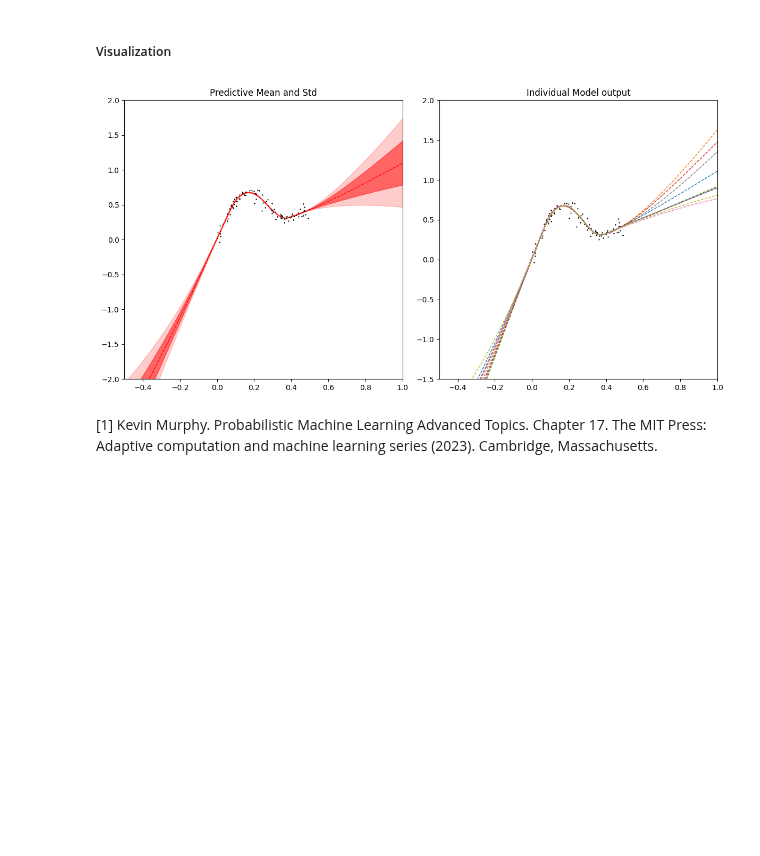
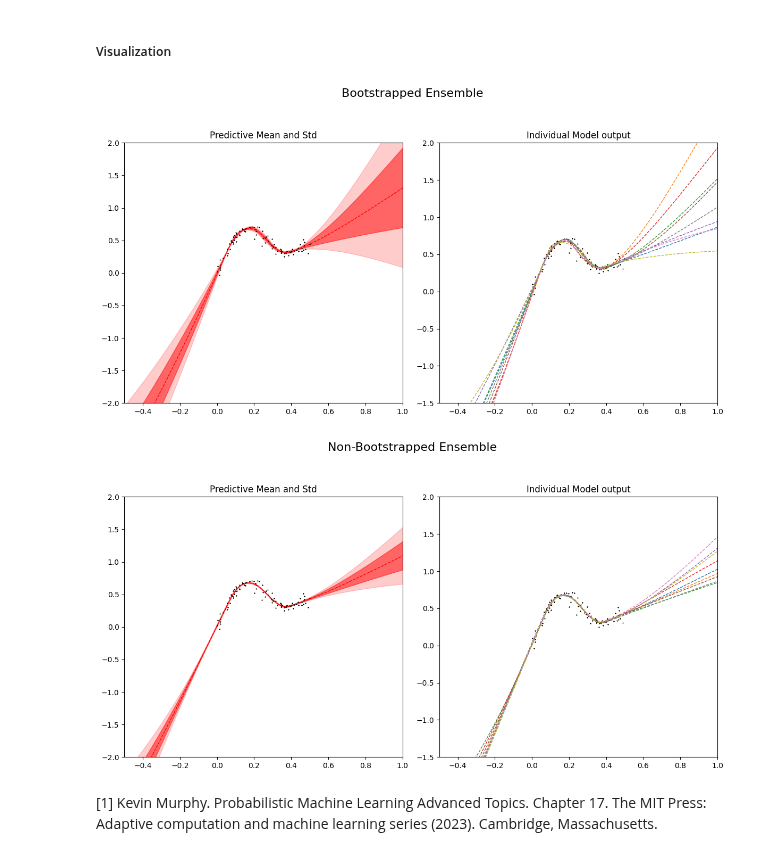
Before and after one commit to lbai-lab/push, a Jupyter notebook: docs/source/tutorials/02_Uncertainty_Quantification/bootstrapping.ipynb, the cells around one changed output. Cells and saved outputs as stored; diff of their text form; code cells hidden in the pictures; blank space fills up the shorter version.

Commit message:
added description and non-bootstrapped example as comparison

```diff
--- a/docs/source/tutorials/02_Uncertainty_Quantification/bootstrapping.ipynb
+++ b/docs/source/tutorials/02_Uncertainty_Quantification/bootstrapping.ipynb
@@ -73,15 +80,56 @@ boot_ensemble = push.bayes.ensemble.train_deep_ensemble(
         num_ensembles=num_ensembles,
         bootstrap=True
     )
+
+no_boot_ensemble = push.bayes.ensemble.train_deep_ensemble(
+        train_loader,
+        torch.nn.MSELoss(),
+        epochs,
+        GenericNet, 1,
+        lr=lr,
+        num_devices=2,
+        num_ensembles=num_ensembles,
+        bootstrap=False
+    )
 # %% [markdown]
 ##### Inference
 # %%
-boot_ensemble_output = ensemble.posterior_pred(x_grid, f_reg=True, mode=["mean", "std", "pred"])
+boot_ensemble_output = boot_ensemble.posterior_pred(x_grid, f_reg=True, mode=["mean", "std", "pred"])
+no_boot_ensemble_output = no_boot_ensemble.posterior_pred(x_grid, f_reg=True, mode=["mean", "std", "pred"])
 # %% [markdown]
 ##### Visualization
-# %%
-plot_toy(boot_ensemble_output, num_ensembles)
-# %% [output]
-[figure, removed]
+# %%
+import matplotlib.pyplot as plt
+def plot_toy(outputs, num_models, title):
+    fig, axs = plt.subplots(nrows=1, ncols=2, figsize=[12, 6])
+
+    # Plot predictive mean and std (left graph)
+    axs[0].plot(X, Y, "kx", label="Toy data", markersize=1)
+    axs[0].set_xlim(-0.5, 1)
+    axs[0].set_ylim(-2, 2)
+    axs[0].plot(x_grid, outputs["mean"], "r--", linewidth=1)
+    axs[0].fill_between(x_grid.reshape(1, -1)[0], (outputs["mean"] - outputs["std"]).squeeze(), (outputs["mean"] + outputs["std"]).squeeze(), alpha=0.5, color="red")
+    axs[0].fill_between(
+        x_grid.reshape(1, -1)[0], (outputs["mean"] + 2 * outputs["std"]).squeeze(), (outputs["mean"] - 2 * outputs["std"]).squeeze(), alpha=0.2, color="red"
+    )
+    axs[0].set_title("Predictive Mean and Std")
+
+    # Plot means of each net in ensemble (right graph)
+    axs[1].plot(X, Y, "kx", label="Toy data", markersize=1)
+    axs[1].set_xlim(-0.5, 1)
+    axs[1].set_ylim(-1.5, 2)
+    axs[1].set_title("Individual Model output")
+
+    for j in range(num_models):
+        axs[1].plot(x_grid, torch.tensor([sublist[j] for sublist in outputs["pred"]]), linestyle="--", linewidth=1)
+    fig.suptitle(title, fontsize=16, y=1.05)
+    plt.tight_layout()
+    plt.show()
+# %%
+plot_toy(boot_ensemble_output, num_ensembles, "Bootstrapped Ensemble")
+plot_toy(no_boot_ensemble_output, num_ensembles, "Non-Bootstrapped Ensemble")
+# %% [output]
+[figure, added]
+[figure, added]
 # %% [markdown]
 [1] Kevin Murphy. Probabilistic Machine Learning Advanced Topics. Chapter 17. The MIT Press: Adaptive computation and machine learning series (2023). Cambridge, Massachusetts.
```
Also changed, not shown: parts of 2 cells of this notebook.
